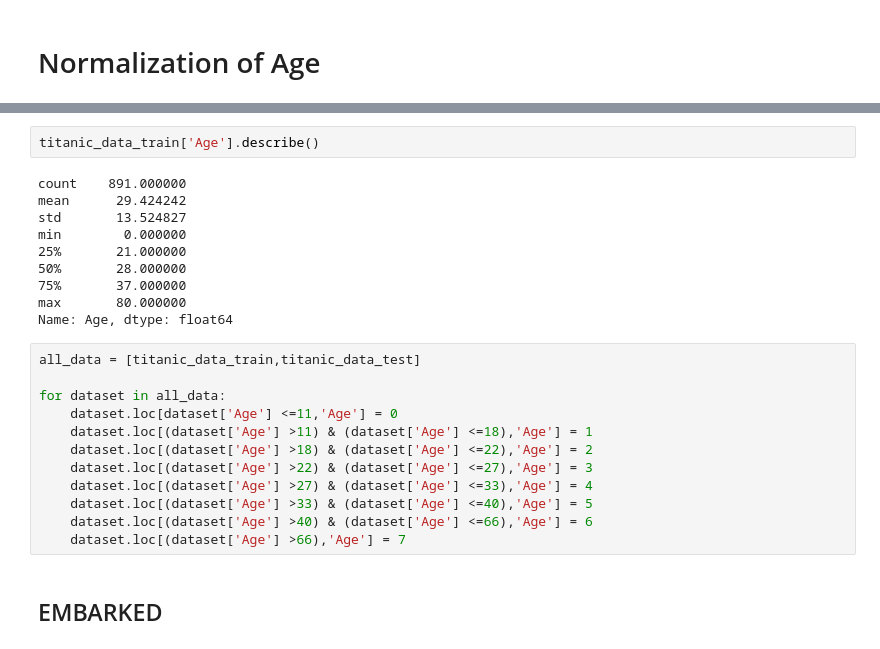
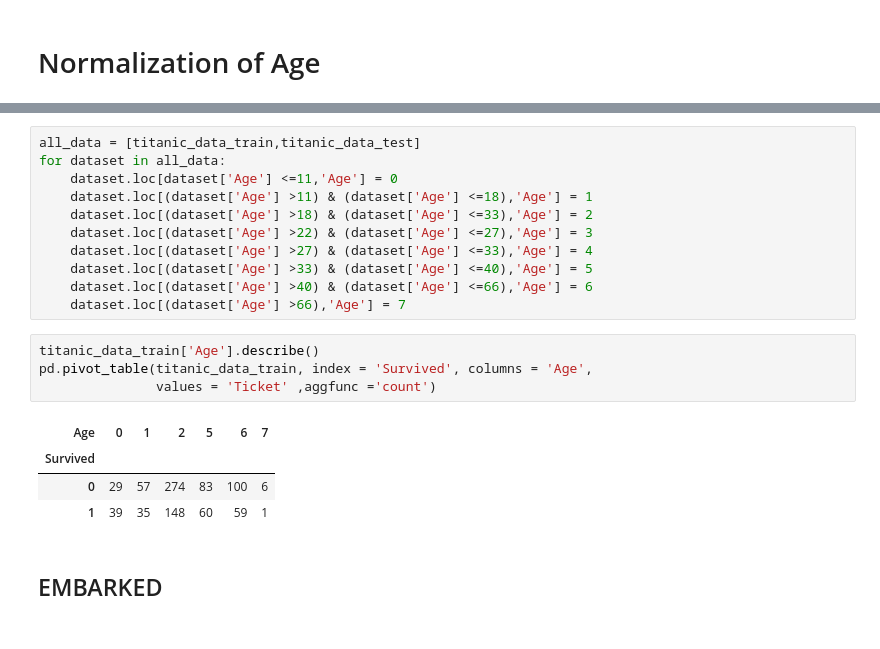
Before and after one commit to pratiksha-powar/Titanic_Survival_Prediction, a Jupyter notebook: Titanic_Analysis_Log_Reg.ipynb, the cells around one changed output, grey strips where cells are left out. Saved outputs shown, nothing was run; the diff lists cells and outputs as text.

```diff
--- a/Titanic_Analysis_Log_Reg.ipynb
+++ b/Titanic_Analysis_Log_Reg.ipynb
@@ -218,30 +235,26 @@ titanic_data_train['Age'].isnull().sum()
     ## Despite random values in blank rows, the mean age remains same
 # %% [output]
 0
-# %%
-titanic_data_train['Age'].describe()
-# %% [output]
-count    891.000000
-mean      29.424242
-std       13.524827
-min        0.000000
-25%       21.000000
-50%       28.000000
-75%       37.000000
-max       80.000000
-Name: Age, dtype: float64
 # %%
 all_data = [titanic_data_train,titanic_data_test]
-
 for dataset in all_data:
     dataset.loc[dataset['Age'] <=11,'Age'] = 0
     dataset.loc[(dataset['Age'] >11) & (dataset['Age'] <=18),'Age'] = 1
-    dataset.loc[(dataset['Age'] >18) & (dataset['Age'] <=22),'Age'] = 2
+    dataset.loc[(dataset['Age'] >18) & (dataset['Age'] <=33),'Age'] = 2
     dataset.loc[(dataset['Age'] >22) & (dataset['Age'] <=27),'Age'] = 3
     dataset.loc[(dataset['Age'] >27) & (dataset['Age'] <=33),'Age'] = 4
     dataset.loc[(dataset['Age'] >33) & (dataset['Age'] <=40),'Age'] = 5
     dataset.loc[(dataset['Age'] >40) & (dataset['Age'] <=66),'Age'] = 6
     dataset.loc[(dataset['Age'] >66),'Age'] = 7
+# %%
+titanic_data_train['Age'].describe()
+pd.pivot_table(titanic_data_train, index = 'Survived', columns = 'Age',
+               values = 'Ticket' ,aggfunc ='count')
+# %% [output]
+| Age | 0 | 1 | 2 | 5 | 6 | 7 |
+| Survived |  |  |  |  |  |  |
+| 0 | 29 | 57 | 274 | 83 | 100 | 6 |
+| 1 | 39 | 35 | 148 | 60 | 59 | 1 |
 # %% [markdown]
 ## EMBARKED
 # %%
```
Also changed, not shown: parts of 25 cells of this notebook.
